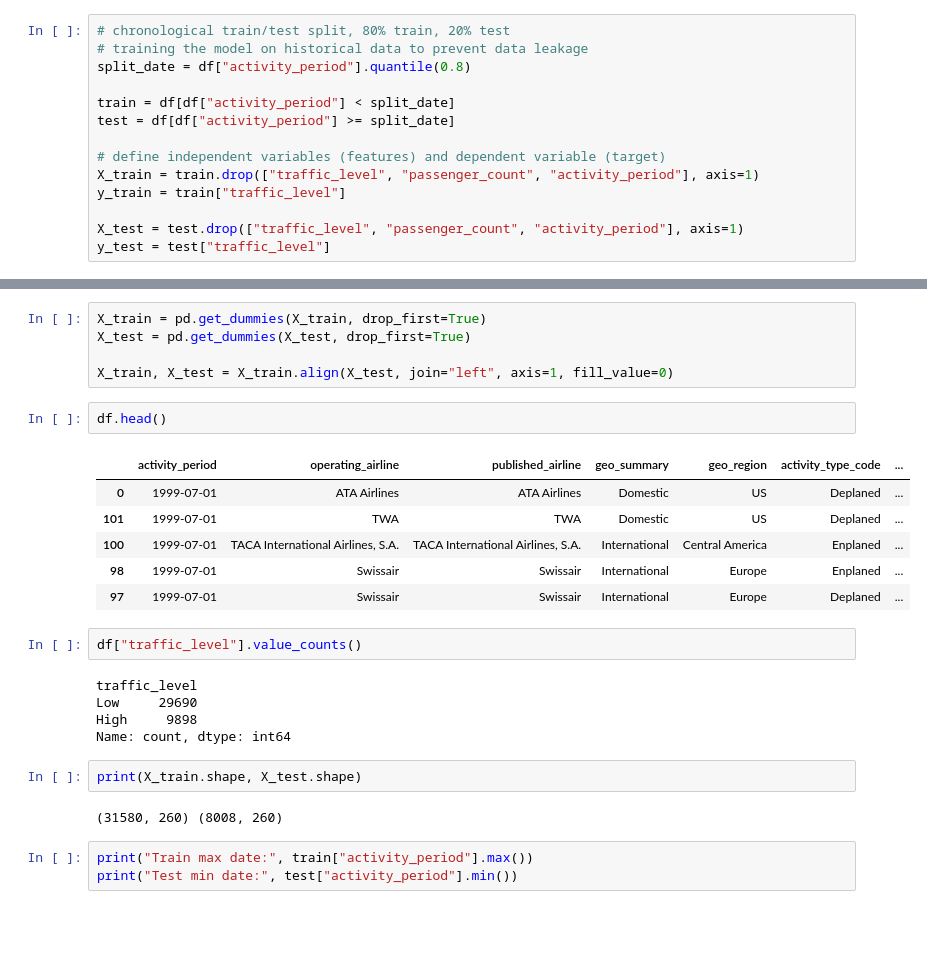
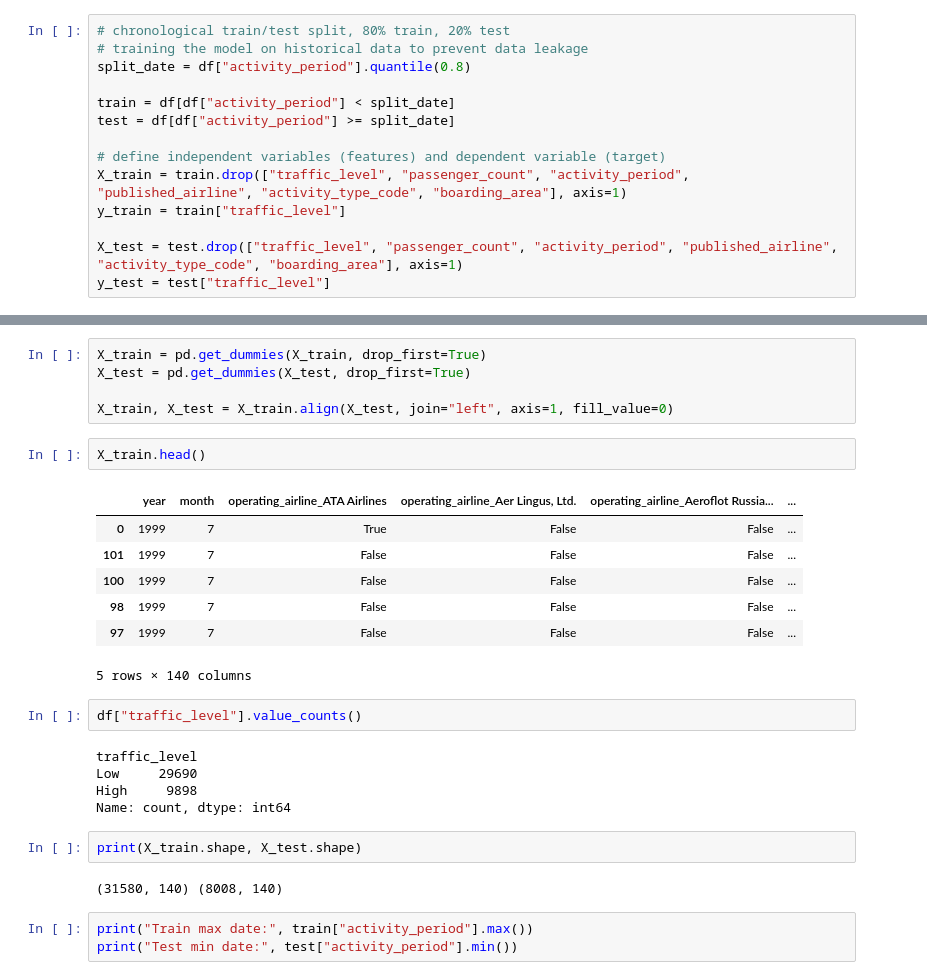
Before and after one commit to andrewhash/air-traffic-data-mining, a Jupyter notebook: air_traffic_analysis.ipynb, the cells around one changed output, grey strips where cells are left out. Cells and saved outputs as stored; diff of their text form; blank space fills up the shorter version.

```diff
--- a/air_traffic_analysis.ipynb
+++ b/air_traffic_analysis.ipynb
@@ -309,10 +309,10 @@ train = df[df["activity_period"] < split_date]
 test = df[df["activity_period"] >= split_date]
 
 # define independent variables (features) and dependent variable (target)
-X_train = train.drop(["traffic_level", "passenger_count", "activity_period"], axis=1)
+X_train = train.drop(["traffic_level", "passenger_count", "activity_period", "published_airline", "activity_type_code", "boarding_area"], axis=1)
 y_train = train["traffic_level"]
 
-X_test = test.drop(["traffic_level", "passenger_count", "activity_period"], axis=1)
+X_test = test.drop(["traffic_level", "passenger_count", "activity_period", "published_airline", "activity_type_code", "boarding_area"], axis=1)
 y_test = test["traffic_level"]
 # %% [markdown]
 ### Split Validation
@@ -322,14 +322,15 @@ X_test = pd.get_dummies(X_test, drop_first=True)
 
 X_train, X_test = X_train.align(X_test, join="left", axis=1, fill_value=0)
 # %%
-df.head()
+X_train.head()
 # %% [output]
-|  | activity_period | operating_airline | published_airline | geo_summary | geo_region | activity_type_code | ... |
-| 0 | 1999-07-01 | ATA Airlines | ATA Airlines | Domestic | US | Deplaned | ... |
-| 101 | 1999-07-01 | TWA | TWA | Domestic | US | Deplaned | ... |
-| 100 | 1999-07-01 | TACA International Airlines, S.A. | TACA International Airlines, S.A. | International | Central America | Enplaned | ... |
-| 98 | 1999-07-01 | Swissair | Swissair | International | Europe | Enplaned | ... |
-| 97 | 1999-07-01 | Swissair | Swissair | International | Europe | Deplaned | ... |
+|  | year | month | operating_airline_ATA Airlines | operating_airline_Aer Lingus, Ltd. | operating_airline_Aeroflot Russia... | ... |
+| 0 | 1999 | 7 | True | False | False | ... |
+| 101 | 1999 | 7 | False | False | False | ... |
+| 100 | 1999 | 7 | False | False | False | ... |
+| 98 | 1999 | 7 | False | False | False | ... |
+| 97 | 1999 | 7 | False | False | False | ... |
+5 rows × 140 columns
 # %%
 df["traffic_level"].value_counts()
 # %% [output]
@@ -340,7 +341,7 @@ Name: count, dtype: int64
 # %%
 print(X_train.shape, X_test.shape)
 # %% [output]
-(31580, 260) (8008, 260)
+(31580, 140) (8008, 140)
 # %%
 print("Train max date:", train["activity_period"].max())
 print("Test min date:", test["activity_period"].min())
```
Also changed, not shown: parts of 13 cells of this notebook.
